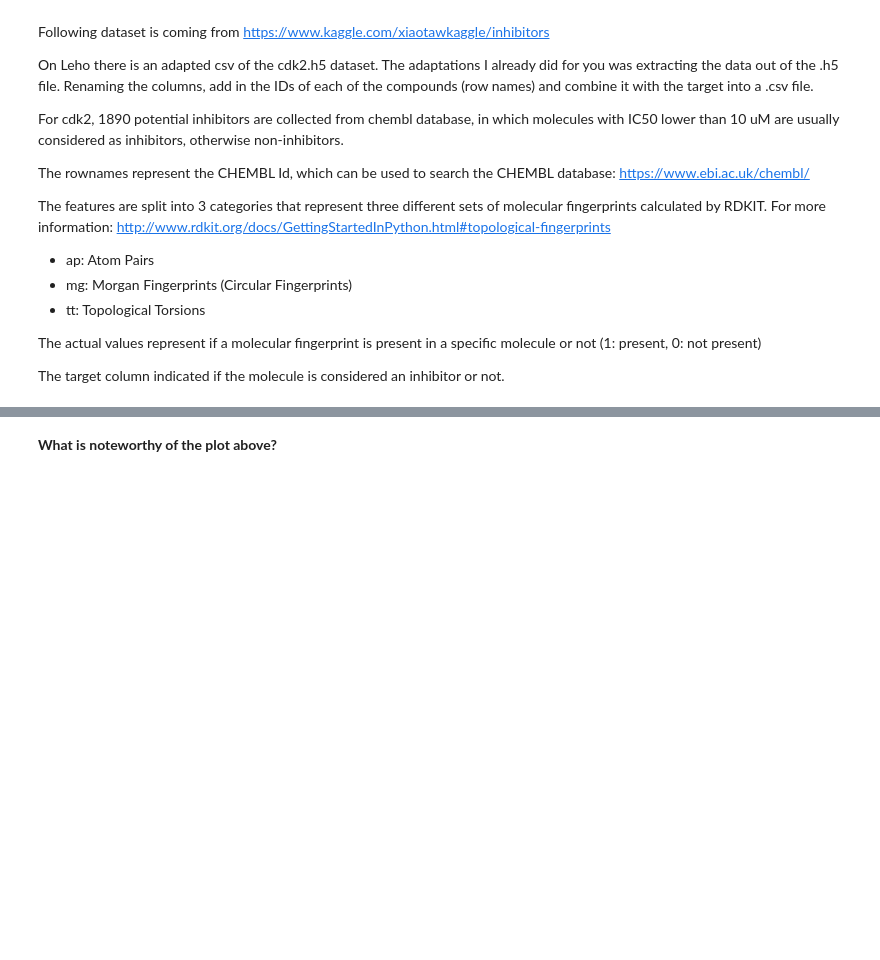
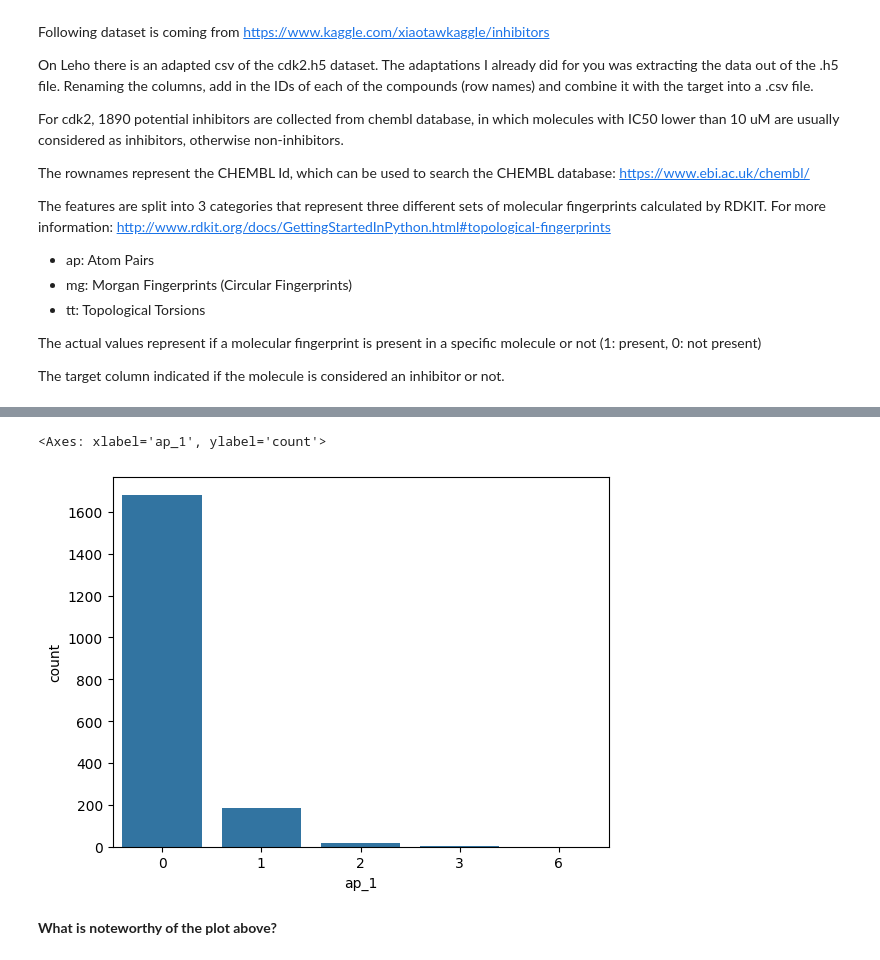
Before and after one commit to MarieHannaert/BIT07-Machine_learning, a Jupyter notebook: exercises/03 - Naive Bayes.ipynb, the cells around one changed output, grey strips where cells are left out. Cells and saved outputs as stored; diff of their text form; code cells hidden in the pictures; blank space fills up the shorter version.

```diff
--- a/exercises/03 - Naive Bayes.ipynb
+++ b/exercises/03 - Naive Bayes.ipynb
@@ -37,5 +63,9 @@ The target column indicated if the molecule is considered an inhibitor or not.
 # %%
 # Plot a countplot of the first feature column (ap_1)
+sns.countplot(data, x="ap_1")
+# %% [output]
+<Axes: xlabel='ap_1', ylabel='count'>
+[figure, added]
 # %% [markdown]
 **What is noteworthy of the plot above?**
 # %% [markdown]
```
Also changed, not shown: parts of 22 cells of this notebook, 4 other files.
